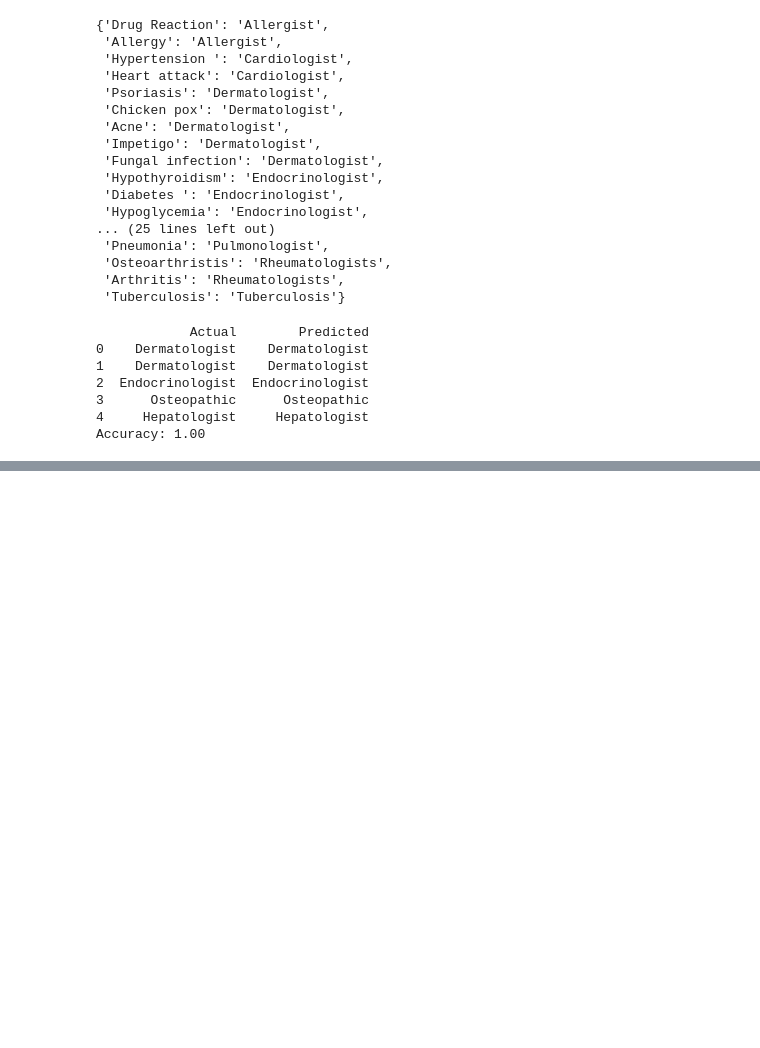
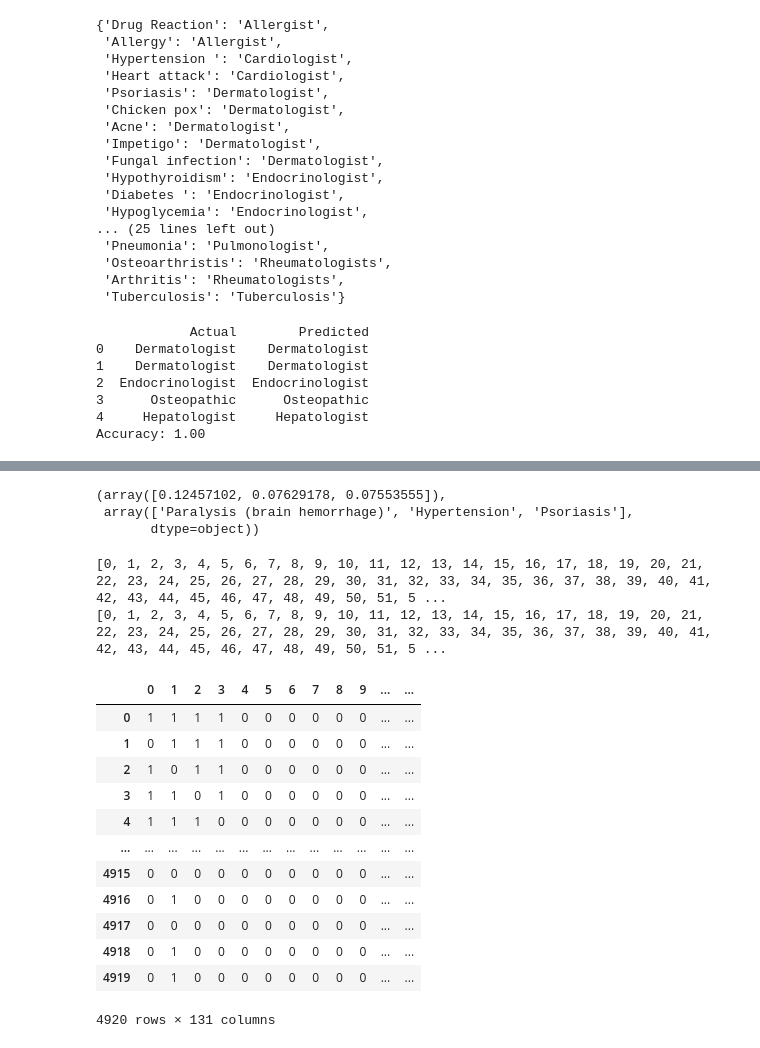
Before and after one commit to Ishan1012/medical-software, a Jupyter notebook: backend/quart-api/src/data_analysis/Cleaning Dataset.ipynb, the cells around one changed output, grey strips where cells are left out. Saved outputs shown, nothing was run; the diff lists cells and outputs as text; code cells hidden in the pictures; blank space fills up the shorter version.

```diff
--- a/backend/quart-api/src/data_analysis/Cleaning Dataset.ipynb
+++ b/backend/quart-api/src/data_analysis/Cleaning Dataset.ipynb
@@ -144,26 +102,27 @@ Constrained + Noisy Naive Bayes Accuracy: 1.0000
 # %%
 symptom_columns = list(specialist_df.drop(columns=['Unnamed: 0','Disease']).columns)
-symptom_index = {col.lower().replace(" ", "_"): col for col in symptom_columns}
+
+def clean_symptom_name(s):
+    return s.lower().strip().replace(" ", "").replace("_", "")
+
+# Build index using consistent cleaning
+symptom_index = {clean_symptom_name(col): col for col in symptom_columns}
 
 def encode_symptoms(symptom_list):
     row = np.zeros(len(symptom_columns), dtype=int)
 
     for s in symptom_list:
-        # Clean the input symptom for lookup
-        s_clean = s.lower().strip().replace(" ", "_")
-        # Handle the special case found in the dataset: 'dischromic _patches'
-        if s_clean == 'dischromic__patches':
-            s_clean = 'dischromic _patches'
+        key = clean_symptom_name(s)
 
-        # Check for cleaned symptom in the index map
-        if s_clean in symptom_index:
-            col_name = symptom_index[s_clean]
+        # handle the special case in your dataset
+        if key == "dischromicpatches":
+            key = clean_symptom_name("dischromic_patches")
+
+        # final lookup
+        if key in symptom_index:
+            col_name = symptom_index[key]
             col_idx = symptom_columns.index(col_name)
             row[col_idx] = 1
-        # Handle the case where the key in symptom_index might not be perfectly clean,
-        # but the column name is (e.g., 'dischromic _patches' is a key in symptom_index)
-        elif s_clean in symptom_columns:
-              col_idx = symptom_columns.index(s_clean)
-              row[col_idx] = 1
 
+    # return 2D row vector
     return row.reshape(1, -1)
@@ -317 +335,49 @@ Top 3 Predicted Specialists and Probabilities:
 --------------------
+# %%
+input_symptoms = ["fever", "headache"]
+
+# Encode input → numpy array
+X_raw = encode_symptoms(["fever", "headache"])
+X_input = pd.DataFrame(X_raw, columns=X_train.columns)
+
+# Predict
+model = trained_models["Support Vector Machine"]
+prediction = model.predict(X_input)
+proba = model.predict_proba(X_input)
+
+# Top-3
+prob_idx = np.argsort(proba[0])[::-1][:3]
+top3_probs = proba[0][prob_idx]
+top3_labels = model.classes_[prob_idx]
+
+top3_probs, top3_labels
+# %% [output]
+(array([0.12457102, 0.07629178, 0.07553555]),
+ array(['Paralysis (brain hemorrhage)', 'Hypertension', 'Psoriasis'],
+       dtype=object))
+# %%
+print(list(X_train.columns))
+print(list(X_input.columns))
+# %% [output]
+[0, 1, 2, 3, 4, 5, 6, 7, 8, 9, 10, 11, 12, 13, 14, 15, 16, 17, 18, 19, 20, 21, 22, 23, 24, 25, 26, 27, 28, 29, 30, 31, 32, 33, 34, 35, 36, 37, 38, 39, 40, 41, 42, 43, 44, 45, 46, 47, 48, 49, 50, 51, 5 ...
+[0, 1, 2, 3, 4, 5, 6, 7, 8, 9, 10, 11, 12, 13, 14, 15, 16, 17, 18, 19, 20, 21, 22, 23, 24, 25, 26, 27, 28, 29, 30, 31, 32, 33, 34, 35, 36, 37, 38, 39, 40, 41, 42, 43, 44, 45, 46, 47, 48, 49, 50, 51, 5 ...
+# %%
+X_list = disease_vs_symptoms_df.iloc[:,1:].apply(
+    lambda row: encode_symptoms(row.dropna().tolist()), axis=1
+)
+X = pd.DataFrame(np.vstack(X_list.values))
+X
+# %% [output]
+|  | 0 | 1 | 2 | 3 | 4 | 5 | 6 | 7 | 8 | 9 | ... | ... |
+| 0 | 1 | 1 | 1 | 1 | 0 | 0 | 0 | 0 | 0 | 0 | ... | ... |
+| 1 | 0 | 1 | 1 | 1 | 0 | 0 | 0 | 0 | 0 | 0 | ... | ... |
+| 2 | 1 | 0 | 1 | 1 | 0 | 0 | 0 | 0 | 0 | 0 | ... | ... |
+| 3 | 1 | 1 | 0 | 1 | 0 | 0 | 0 | 0 | 0 | 0 | ... | ... |
+| 4 | 1 | 1 | 1 | 0 | 0 | 0 | 0 | 0 | 0 | 0 | ... | ... |
+| ... | ... | ... | ... | ... | ... | ... | ... | ... | ... | ... | ... | ... |
+| 4915 | 0 | 0 | 0 | 0 | 0 | 0 | 0 | 0 | 0 | 0 | ... | ... |
+| 4916 | 0 | 1 | 0 | 0 | 0 | 0 | 0 | 0 | 0 | 0 | ... | ... |
+| 4917 | 0 | 0 | 0 | 0 | 0 | 0 | 0 | 0 | 0 | 0 | ... | ... |
+| 4918 | 0 | 1 | 0 | 0 | 0 | 0 | 0 | 0 | 0 | 0 | ... | ... |
+| 4919 | 0 | 1 | 0 | 0 | 0 | 0 | 0 | 0 | 0 | 0 | ... | ... |
+4920 rows × 131 columns
```
Also changed, not shown: parts of 6 cells of this notebook, 8 other files.
